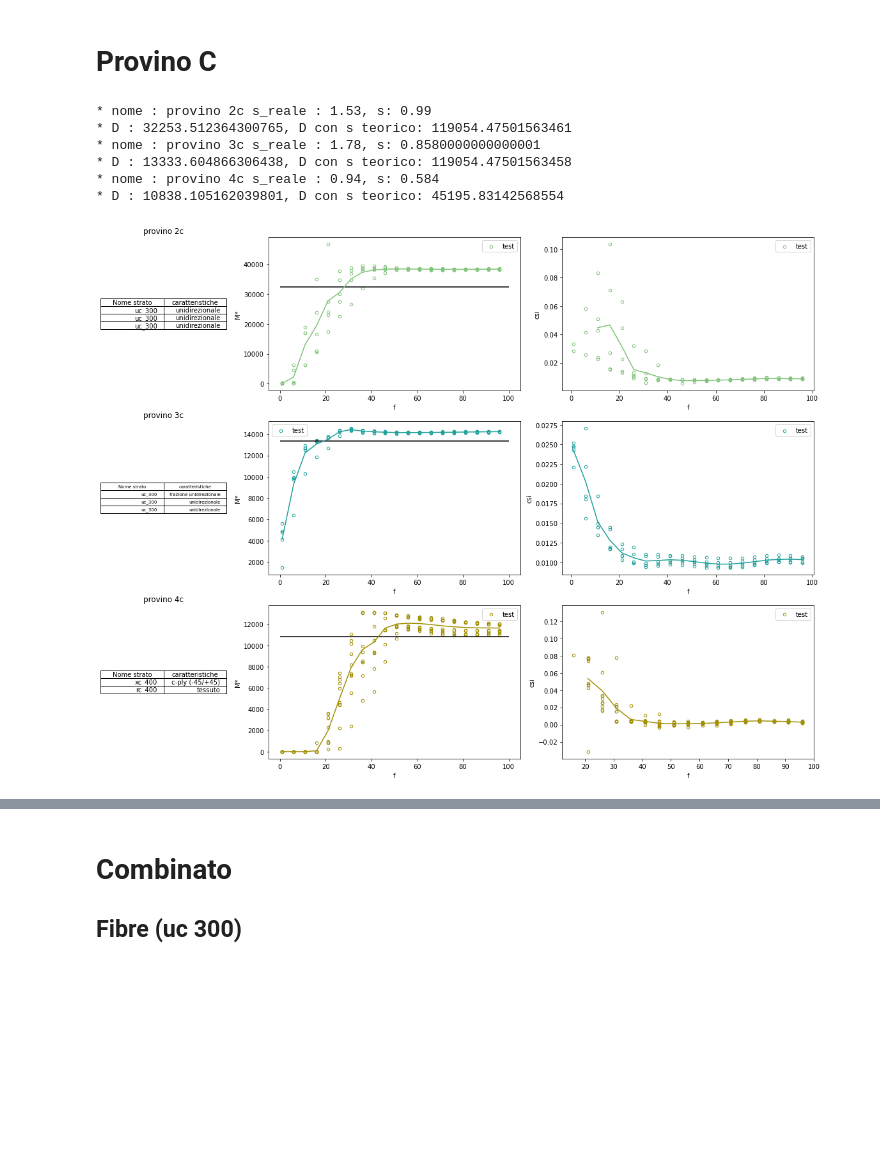
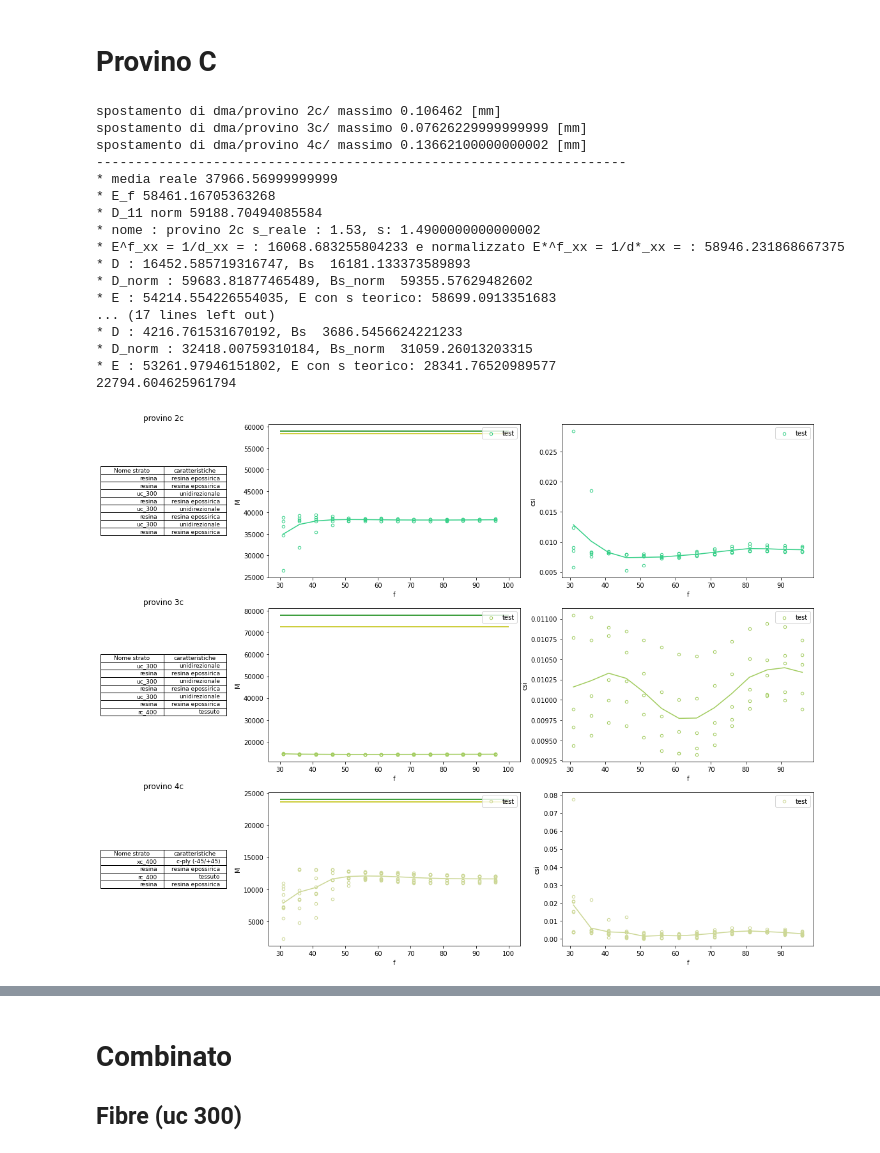
Before and after one commit to LolloCappo/Thermoelasticity-Interactive-Analysis, a Jupyter notebook: DMA_mod_D.ipynb, the cells around one changed output, grey strips where cells are left out. Saved outputs shown, nothing was run; the diff lists cells and outputs as text; code cells hidden in the pictures; blank space fills up the shorter version.

```diff
--- a/DMA_mod_D.ipynb
+++ b/DMA_mod_D.ipynb
@@ -23,10 +23,10 @@ import pandas as pd
 import matplotlib.pyplot as plt
 import numpy as np
 
-from Modulo_DMA import estrai,plottaggio
-from Composito import get_laminate,Q_ply,get_engineering_constants,get_compliance,get_Bending_stiffness
+from Modulo_DMA import estrai,plottaggio,media,dispersione
+from Composito import get_laminate,Q_ply,get_engineering_constants,get_compliance,get_Bending_stiffness,get_concatenate_stiffness
 
-f_min = 0
+f_min = 30
 f_max = 100
 
 # Variabili ausiliarie => nome file
@@ -50,6 +50,15 @@ rc_200 = {'s':0.26,'Ex':53522,'Ey':53522,'v':0.03,'G':2929,'fabric':True,'theta'
 rc_400 = {'s':0.49,'Ex':53522,'Ey':53522,'v':0.03,'G':2929,'fabric':True,'theta':0,'meta':['rc_400','tessuto']}
 xc_400 = {'s':0.47,'Ex':57770,'Ey':57770,'v':0.03,'G':3186,'fabric':True,'theta':45,'meta':['xc_400','c-ply (-45/+45)']}
 uc_300 = {'s':0.33,'Ex':118454,'Ey':7104,'v':0.29,'G':3531,'fabric':False,'theta':0,'meta':['uc_300','unidirezionale']}
-resina = {'s':0.2,'Ex':100,'Ey':100,'v':0.259,'G':3531,'fabric':False,'theta':0,'meta':['resina','resina epossirica']}
+resina = {'s':0.10,'Ex':3.7*10**3,'Ey':3.7*10**3,'v':0.245,'G':0,'fabric':False,'theta':0,'meta':['resina','resina epossirica']}
+resina['G'] = resina['Ex']/(2*(1+resina['v']))
+resina['s'] = 0.1
+#rc_200['s'] = rc_200['s']*6/4.8
+#rc_400['s'] = rc_200['s']*6/4.8
+#xc_400['s'] = rc_200['s']*6/4.8
+#uc_300['s'] = rc_200['s']*6/4.8
+# %%
+normalizza = False
+flag_normalizza = 's' #s'
 # %% [markdown]
 # Provino A
@@ -179,31 +270,46 @@ ax[0].legend(['provino 4b','provino 4b vecchie'])
 # Provino C
 # %%
 path_base = r'dma/provino 2c/'
-data_provino_2c = estrai(path_base,1,name=name_meta)
-laminato_provino_2c = {'name':'provino 2c','s':1.53,'struttura':[uc_300,uc_300,uc_300]}
+laminato_provino_2c = {'name':'provino 2c','s':1.53,'w':3.13,'struttura':[resina,resina,uc_300,resina,uc_300,resina,uc_300,resina]}
+
+data_provino_2c = estrai(path_base,1,name=name_meta,normalizza=normalizza,s=laminato_provino_2c[flag_normalizza])
 
 path_base = r'dma/provino 3c/'
-data_provino_3c = estrai(path_base,1,name=name_meta)
+laminato_provino_3c = {'name':'provino 3c','s':1.78,'w':11.66,'struttura':[uc_300,resina,uc_300,resina,uc_300,resina,rc_400]} # [resina,resina,uc_300,resina,resina,uc_300,resina,resina,uc_300,resina,resina]
+
+data_provino_3c = estrai(path_base,1,name=name_meta,normalizza=normalizza,s=laminato_provino_3c[flag_normalizza])
 
 uc_300_meta = {'s':0.33*0.6,'Ex':118454,'Ey':7104,'v':0.29,'G':3531,'fabric':False,'theta':0,'meta':['uc_300','frazione unidirezionale']}
 
-laminato_provino_3c = {'name':'provino 3c','s':1.78,'struttura':[uc_300_meta,uc_300,uc_300]}
+xc_400_meta = {'s':0.47,'Ex':57770,'Ey':57770,'v':0.03,'G':3186,'fabric':True,'theta':45,'meta':['xc_400',' c-ply (-45/+45)']}
 
 path_base = r'dma/provino 4c/'
-data_provino_4c = estrai(path_base,1,name=name)
+laminato_provino_4c = {'name':'provino 4c','s':0.94,'w':11.46,'struttura':[xc_400,resina,rc_400,resina]}
 
-xc_400_meta = {'s':0.47*0.2,'Ex':57770,'Ey':57770,'v':0.03,'G':3186,'fabric':True,'theta':45,'meta':['xc_400',' c-ply (-45/+45)']}
+data_provino_4c = estrai(path_base,1,name=name,normalizza=normalizza,s=laminato_provino_4c[flag_normalizza])
 
-laminato_provino_4c = {'name':'provino 4c','s':0.94,'struttura':[xc_400_meta,rc_400]}
+
+
 ## ---------------------------------------------------------------------
 lista = [data_provino_2c,data_provino_3c,data_provino_4c]
 lista_meta = [laminato_provino_2c,laminato_provino_3c,laminato_provino_4c]
 plot_combinato(lista,lista_meta,f_min = f_min,f_max = 100)
 # %% [output]
-* nome : provino 2c s_reale : 1.53, s: 0.99
-* D : 32253.512364300765, D con s teorico: 119054.47501563461
-* nome : provino 3c s_reale : 1.78, s: 0.8580000000000001
-* D : 13333.604866306438, D con s teorico: 119054.47501563458
-* nome : provino 4c s_reale : 0.94, s: 0.584
-* D : 10838.105162039801, D con s teorico: 45195.83142568554
+spostamento di dma/provino 2c/ massimo 0.106462 [mm]
+spostamento di dma/provino 3c/ massimo 0.07626229999999999 [mm]
+spostamento di dma/provino 4c/ massimo 0.13662100000000002 [mm]
+--------------------------------------------------------------------
+* media reale 37966.56999999999
+* E_f 58461.16705363268
+* D_11 norm 59188.70494085584
+* nome : provino 2c s_reale : 1.53, s: 1.4900000000000002
+* E^f_xx = 1/d_xx = : 16068.683255804233 e normalizzato E*^f_xx = 1/d*_xx = : 58946.231868667375
+* D : 16452.585719316747, Bs  16181.133373589893
+* D_norm : 59683.81877465489, Bs_norm  59355.57629482602
+* E : 54214.554226554035, E con s teorico: 58699.0913351683
+... (17 lines left out)
+* D : 4216.761531670192, Bs  3686.5456624221233
+* D_norm : 32418.00759310184, Bs_norm  31059.26013203315
+* E : 53261.97946151802, E con s teorico: 28341.76520989577
+22794.604625961794
-[figure, old version]
+[figure, new version]
```
Also changed, not shown: parts of 8 cells of this notebook, 17 other files.
